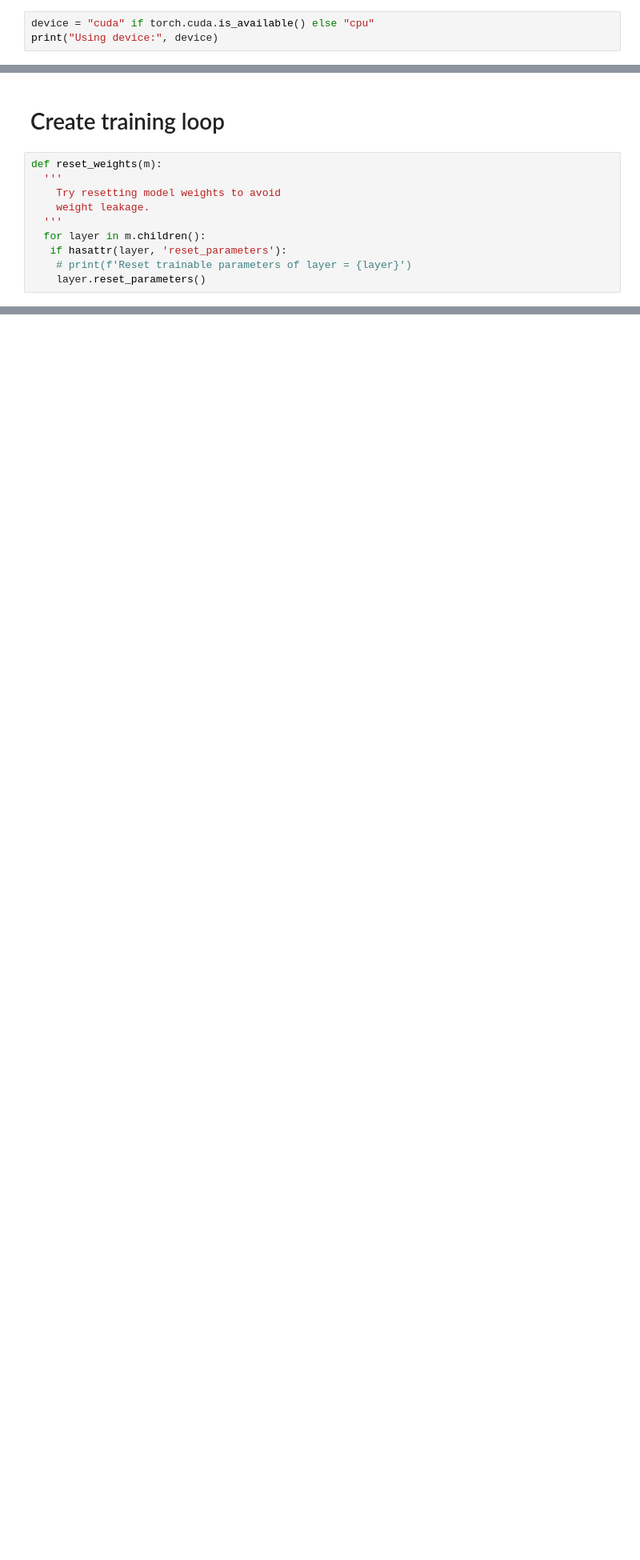
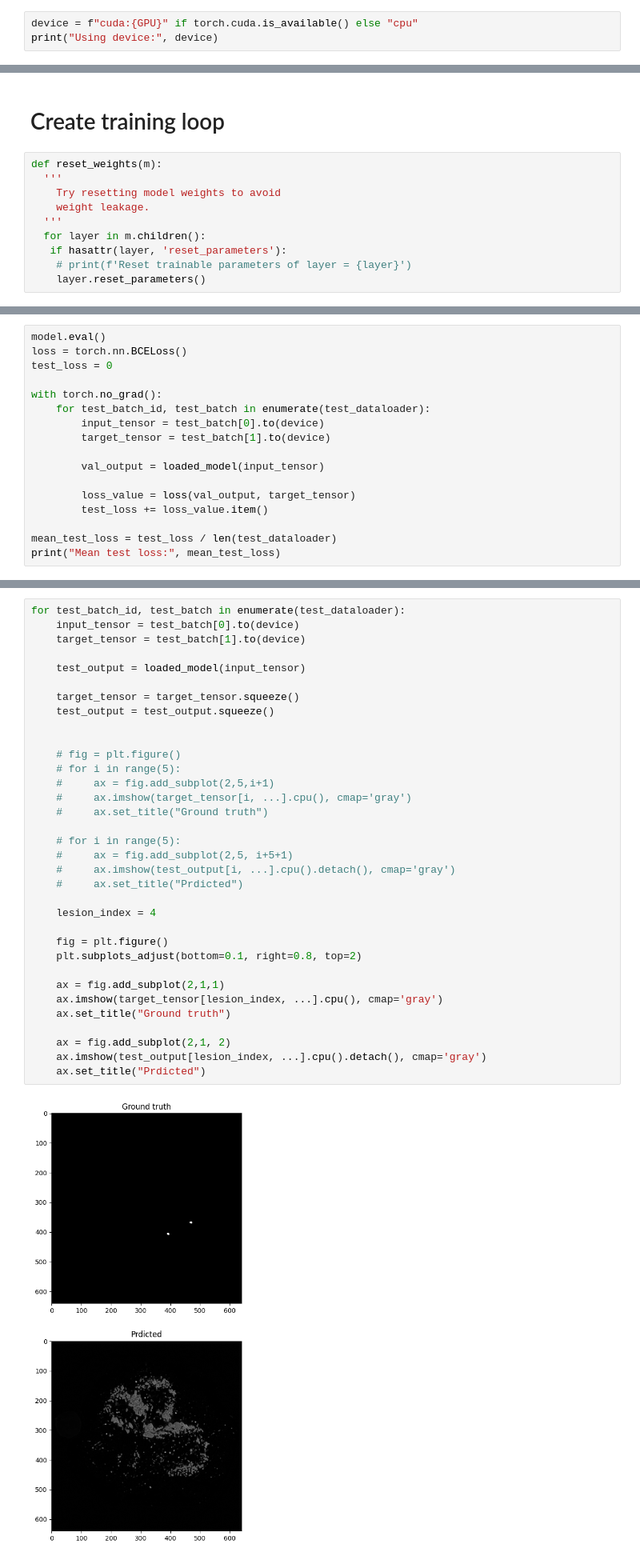
Before and after one commit to PyroX2/collaborative-learning-diabetic-retinopathy, a Jupyter notebook: segmentation/train.ipynb, the cells around one changed output, grey strips where cells are left out. Shown at 80% size. Cells and saved outputs as stored; diff of their text form; blank space fills up the shorter version.

```diff
--- a/segmentation/train.ipynb
+++ b/segmentation/train.ipynb
@@ -12,5 +13,5 @@ BATCH_SIZE = 4
 # %%
-device = "cuda" if torch.cuda.is_available() else "cpu"
+device = f"cuda:{GPU}" if torch.cuda.is_available() else "cpu"
 print("Using device:", device)
 # %%
 test_dataset = DRSegmentationDataset("/home/wilk/diabetic_retinopathy/datasets/processed_segmentation_dataset/test_set")
@@ -103,0 +226,17 @@ train(train_dataset, 200, k_folds=5)
+# %%
+model.eval()
+loss = torch.nn.BCELoss()
+test_loss = 0
+
+with torch.no_grad():
+    for test_batch_id, test_batch in enumerate(test_dataloader):
+        input_tensor = test_batch[0].to(device)
+        target_tensor = test_batch[1].to(device)
+
+        val_output = loaded_model(input_tensor)
+
+        loss_value = loss(val_output, target_tensor)
+        test_loss += loss_value.item()
+
+mean_test_loss = test_loss / len(test_dataloader)
+print("Mean test loss:", mean_test_loss)
@@ -103,0 +245,36 @@ train(train_dataset, 200, k_folds=5)
+# %%
+for test_batch_id, test_batch in enumerate(test_dataloader):
+    input_tensor = test_batch[0].to(device)
+    target_tensor = test_batch[1].to(device)
+
+    test_output = loaded_model(input_tensor)
+
+    target_tensor = target_tensor.squeeze()
+    test_output = test_output.squeeze()
+
+
+    # fig = plt.figure()
+    # for i in range(5):
+    #     ax = fig.add_subplot(2,5,i+1)
+    #     ax.imshow(target_tensor[i, ...].cpu(), cmap='gray')
+    #     ax.set_title("Ground truth")
+
+    # for i in range(5):
+    #     ax = fig.add_subplot(2,5, i+5+1)
+    #     ax.imshow(test_output[i, ...].cpu().detach(), cmap='gray')
+    #     ax.set_title("Prdicted")
+
+    lesion_index = 4
+
+    fig = plt.figure()
+    plt.subplots_adjust(bottom=0.1, right=0.8, top=2)
+
+    ax = fig.add_subplot(2,1,1)
+    ax.imshow(target_tensor[lesion_index, ...].cpu(), cmap='gray')
+    ax.set_title("Ground truth")
+
+    ax = fig.add_subplot(2,1, 2)
+    ax.imshow(test_output[lesion_index, ...].cpu().detach(), cmap='gray')
+    ax.set_title("Prdicted")
+# %% [output]
+[figure, added]
```
Also changed, not shown: parts of 11 cells of this notebook, 2 other files.
